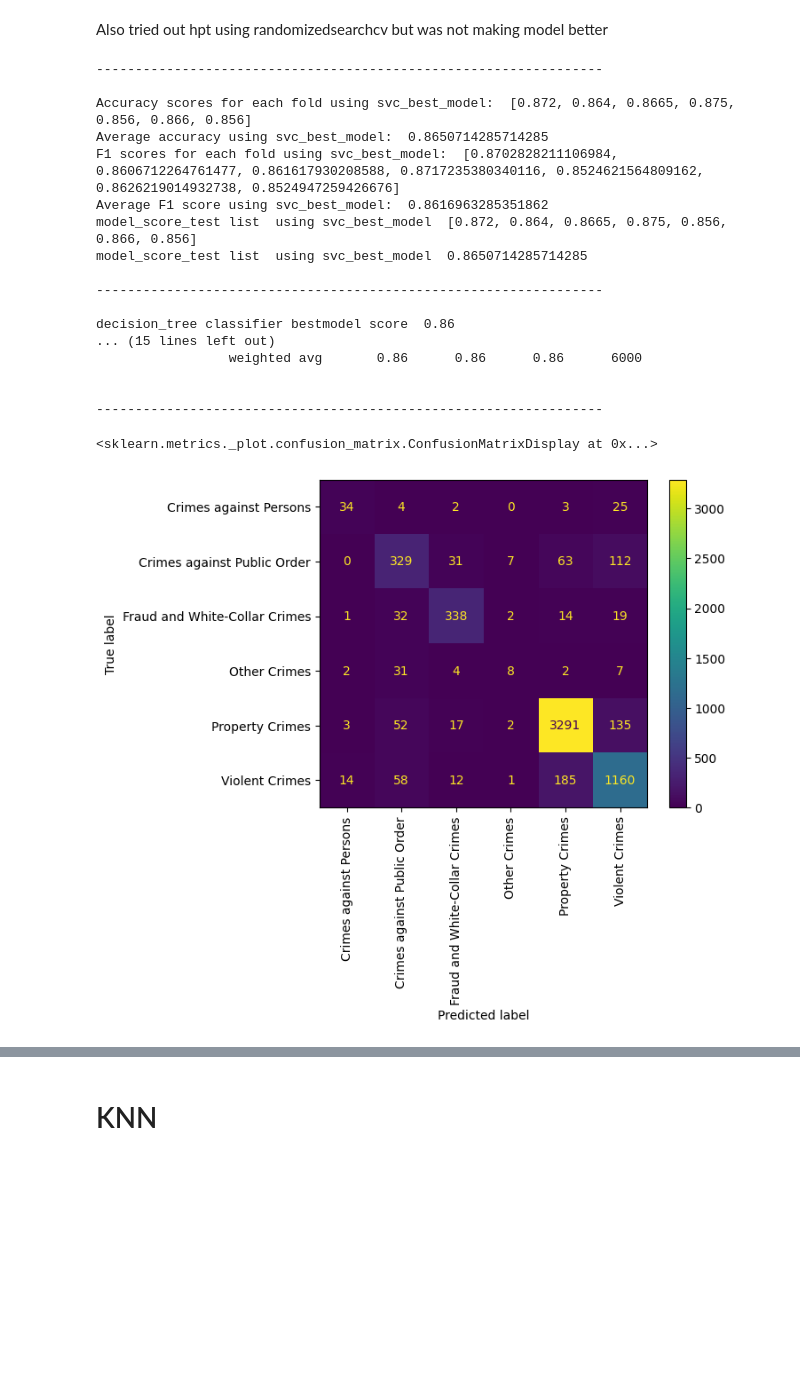
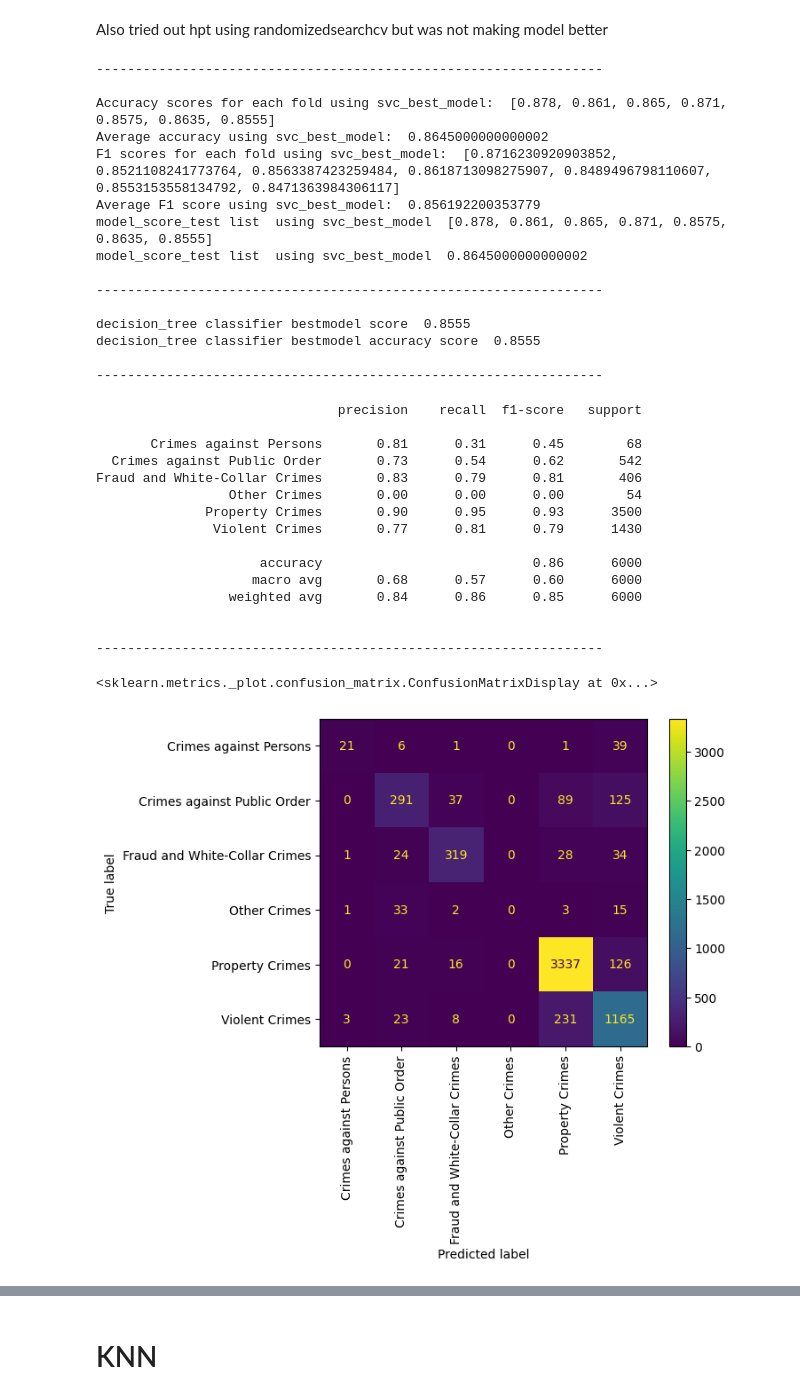
Before and after one commit to linisha04/ml-project-academic, a Jupyter notebook: 22f2000254-notebook-t22024.ipynb, the cells around one changed output, grey strips where cells are left out. Cells and saved outputs as stored; diff of their text form; code cells hidden in the pictures; blank space fills up the shorter version.

```diff
--- a/22f2000254-notebook-t22024.ipynb
+++ b/22f2000254-notebook-t22024.ipynb
@@ -1564,7 +1564,7 @@ Also tried out hpt using randomizedsearchcv but was not making model better
 # {'svc__kernel': 'rbf', 'svc__gamma': 'scale', 'svc__C': 10}
 # %%
 from sklearn.svm import SVC
-svc_best_model=Pipeline(steps=[('new_ct',new_ct),('svc',SVC(random_state=1 ,kernel='rbf' , C=10 ,gamma='scale',decision_function_shape='ovr' ))])
+svc_best_model=Pipeline(steps=[('new_ct',new_ct),('svc',SVC(random_state=1 ,kernel='rbf' , C=1 ,gamma='scale',decision_function_shape='ovr' ))])
 
 
 model_score_svc_best_model=[]
@@ -1616,44 +1616,57 @@ print('-----------------------------------------------------------------')
 print('')
 
 ytest_1_predicted_svc_bestmodel=svc_best_model.predict(xtest_1)
 print('decision_tree classifier bestmodel score ',svc_best_model.score(xtest_1,ytest_1))
 print('decision_tree classifier bestmodel accuracy score ',accuracy_score( ytest_1 ,  ytest_1_predicted_svc_bestmodel )   )
 
 
 print('')
 print('-----------------------------------------------------------------')
 print('')
 
 
 
 print(classification_report(ytest_1, svc_best_model.predict(xtest_1)))
 
 print('')
 print('-----------------------------------------------------------------')
 print('')
 
 
 
 ConfusionMatrixDisplay.from_estimator(svc_best_model, xtest_1, ytest_1,xticks_rotation='vertical')
 # %% [output]
 -----------------------------------------------------------------
 
-Accuracy scores for each fold using svc_best_model:  [0.872, 0.864, 0.8665, 0.875, 0.856, 0.866, 0.856]
-Average accuracy using svc_best_model:  0.8650714285714285
-F1 scores for each fold using svc_best_model:  [0.8702828211106984, 0.8606712264761477, 0.861617930208588, 0.8717235380340116, 0.8524621564809162, 0.8626219014932738, 0.8524947259426676]
-Average F1 score using svc_best_model:  0.8616963285351862
-model_score_test list  using svc_best_model  [0.872, 0.864, 0.8665, 0.875, 0.856, 0.866, 0.856]
-model_score_test list  using svc_best_model  0.8650714285714285
+Accuracy scores for each fold using svc_best_model:  [0.878, 0.861, 0.865, 0.871, 0.8575, 0.8635, 0.8555]
+Average accuracy using svc_best_model:  0.8645000000000002
+F1 scores for each fold using svc_best_model:  [0.8716230920903852, 0.8521108241773764, 0.8563387423259484, 0.8618713098275907, 0.8489496798110607, 0.8553153558134792, 0.8471363984306117]
+Average F1 score using svc_best_model:  0.856192200353779
+model_score_test list  using svc_best_model  [0.878, 0.861, 0.865, 0.871, 0.8575, 0.8635, 0.8555]
+model_score_test list  using svc_best_model  0.8645000000000002
 
 -----------------------------------------------------------------
 
-decision_tree classifier bestmodel score  0.86
-... (15 lines left out)
-                 weighted avg       0.86      0.86      0.86      6000
-
+decision_tree classifier bestmodel score  0.8555
+decision_tree classifier bestmodel accuracy score  0.8555
 
 -----------------------------------------------------------------
-<sklearn.metrics._plot.confusion_matrix.ConfusionMatrixDisplay at 0x...>
+                               precision    recall  f1-score   support
+
+       Crimes against Persons       0.81      0.31      0.45        68
+  Crimes against Public Order       0.73      0.54      0.62       542
+Fraud and White-Collar Crimes       0.83      0.79      0.81       406
+                 Other Crimes       0.00      0.00      0.00        54
+              Property Crimes       0.90      0.95      0.93      3500
+               Violent Crimes       0.77      0.81      0.79      1430
+
+                     accuracy                           0.86      6000
+                    macro avg       0.68      0.57      0.60      6000
+                 weighted avg       0.84      0.86      0.85      6000
+
+
+-----------------------------------------------------------------
+<sklearn.metrics._plot.confusion_matrix.ConfusionMatrixDisplay at 0x...>
-[figure, old version]
+[figure, new version]
 # %%
 from sklearn.svm import SVC
```
Also changed, not shown: parts of 8 cells of this notebook.
